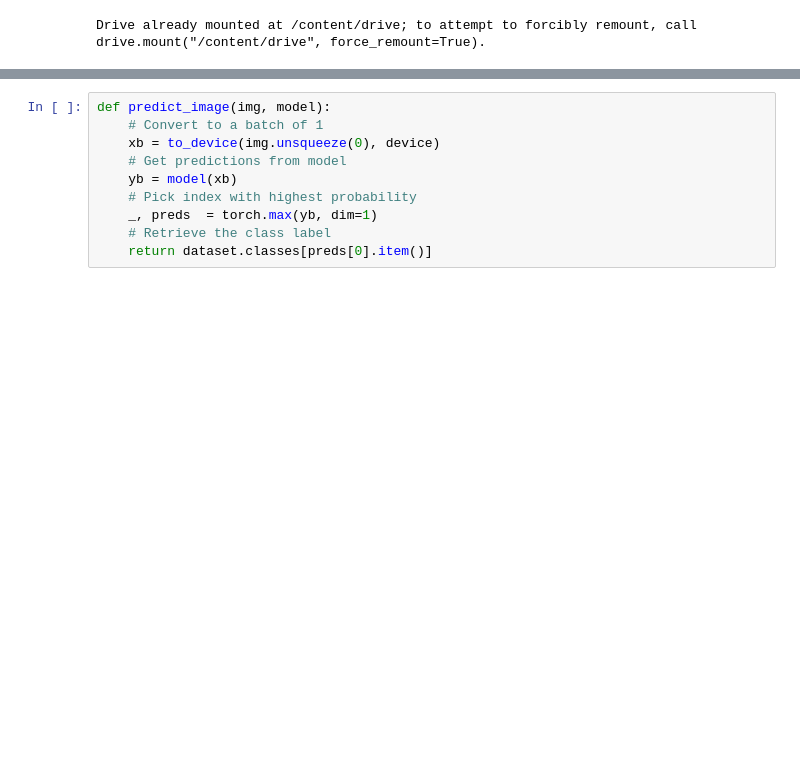
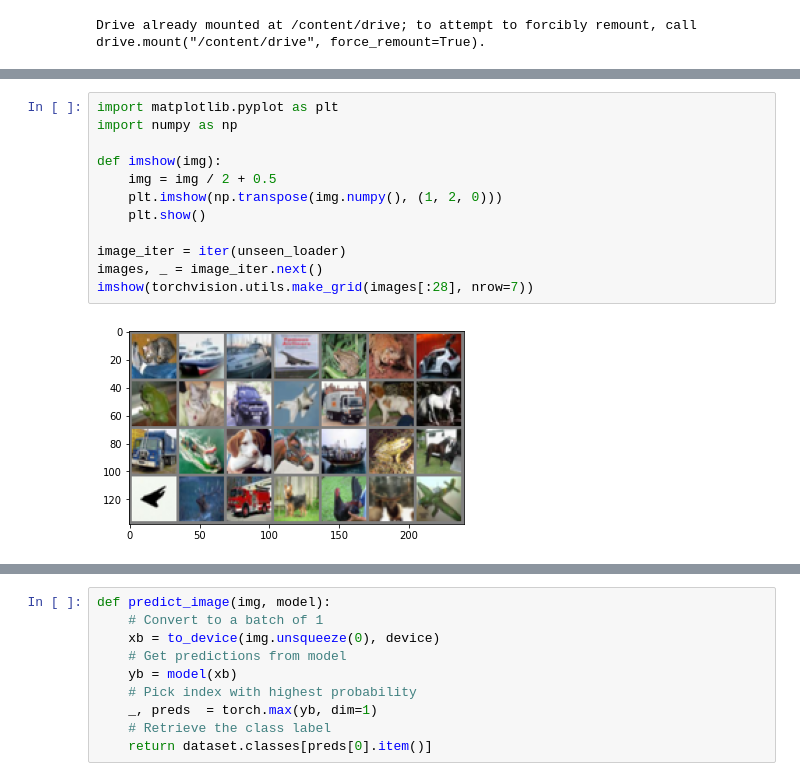
Before and after one commit to ingimar-eyfjord/AAI_exam, a Jupyter notebook: GPU Accelerated.ipynb, the cells around one changed output, grey strips where cells are left out. Drawn from its saved outputs; the diff is of its cells as text; blank space fills up the shorter version.

```diff
--- a/GPU Accelerated.ipynb
+++ b/GPU Accelerated.ipynb
@@ -756,0 +627,14 @@ torch.utils.data.dataloader.DataLoader
+# %%
+import matplotlib.pyplot as plt
+import numpy as np
+
+def imshow(img):
+    img = img / 2 + 0.5
+    plt.imshow(np.transpose(img.numpy(), (1, 2, 0)))
+    plt.show()
+
+image_iter = iter(unseen_loader)
+images, _ = image_iter.next()
+imshow(torchvision.utils.make_grid(images[:28], nrow=7))
+# %% [output]
+[figure, added]
```
Also changed, not shown: parts of 52 cells of this notebook.
